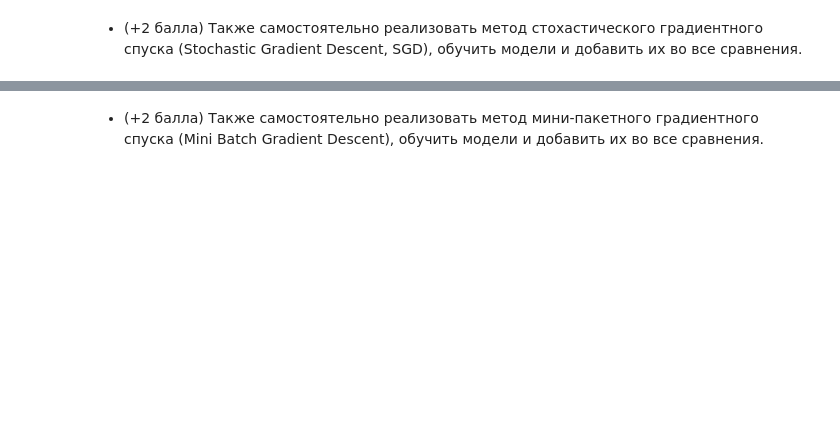
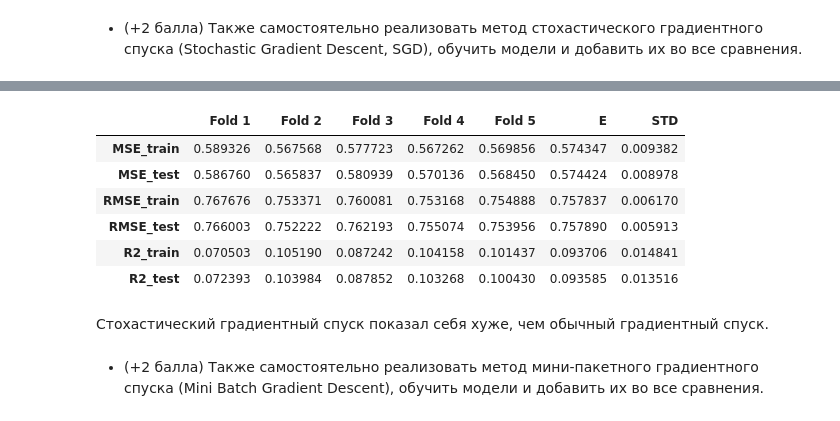
Before and after one commit to miloserdova-l/ml-homeworks, a Jupyter notebook: homework-1/homework-1.ipynb, the cells around one changed output, grey strips where cells are left out. Cells and saved outputs as stored; diff of their text form; code cells hidden in the pictures; blank space fills up the shorter version.

```diff
--- a/homework-1/homework-1.ipynb
+++ b/homework-1/homework-1.ipynb
@@ -329,13 +325,13 @@ X_train_scaled.head()
  * (+1 балл) Во все ваши реализации добавить возможность настройки нужных гиперпараметров, а в процессе обучения всех моделей осуществить подбор оптимальных значений этих гиперпараметров.
 # %%
 alpha_grid = np.logspace(-6, 3, 10)
-tol_grid = np.logspace(-6, 3, 10)
-searcher = GridSearchCV(Ridge(), [{"alpha": alpha_grid, "tol": tol_grid}], scoring="neg_root_mean_squared_error", cv=5)
+max_iter_grid = np.logspace(3, 7, 10)
+searcher = GridSearchCV(Ridge(), [{"alpha": alpha_grid, "max_iter": max_iter_grid}], scoring="neg_root_mean_squared_error", cv=5)
 _ = searcher.fit(X_train_scaled, y_train)
 
 best_alpha = searcher.best_params_["alpha"]
 print("Best alpha = %.8f" % best_alpha)
-best_tol = searcher.best_params_["tol"]
-print("Best tol = %.8f" % best_tol)
+best_max_iter = searcher.best_params_["max_iter"]
+print("Best max_iter = %.8f" % best_max_iter)
 # %% [output]
 Best alpha = 0.01000000
@@ -347,9 +343,8 @@ weight = gradient_descent(
     X_train_scaled,
     y_train,
     alpha=best_alpha,
-    max_iters=50000,
+    max_iters=best_max_iter,
     learning_rate=1,
-    tol=best_tol
 )
 weight
 # %% [output]
@@ -467,7 +470,7 @@ def generate_cross_validation_indices(X, y, samples_count=5):
 # %% [markdown]
 ### Ridge
 # %%
-model = Ridge(alpha=best_alpha, tol=best_tol)
+model = Ridge(alpha=best_alpha, tol=1e-3, max_iter=best_max_iter)
 
 mse_train = []
 mse_test = []
@@ -559,2 +564,21 @@ result
 # %% [markdown]
  * (+2 балла) Также самостоятельно реализовать метод стохастического градиентного спуска (Stochastic Gradient Descent, SGD), обучить модели и добавить их во все сравнения.
+# %%
+def stochastic_gradient_descent(X, y, learning_rate=1e-2, tol=1e-3, alpha=1, max_iters=100000, alpha_reg=1, batch_size=64):
+    weight = np.zeros(X.shape[1])
+    for i in range(1, max_iters + 1):
+        indices = np.zeros(X.shape[0], dtype=bool)
+        sample = np.random.choice(X.shape[0], size=batch_size, replace=False)
+        indices[sample] = True
+        X_sampled = X[indices]
+        y_sampled = y[indices]
+
+        weight_prev = np.copy(weight)
+
+        gradient = (1 / len(sample)) * (X_sampled.T.dot(X_sampled.dot(weight) - y_sampled) + alpha * weight)
+        weight = weight  - learning_rate * gradient
+
+        if np.linalg.norm(X.dot(weight) - X.dot(weight_prev)) < tol:
+            break
+
+    return weight
@@ -561,2 +647,14 @@ result
+# %%
+get_metrics(X_train_scaled, y_train, stochastic_gradient_descent)
+# %% [output]
+|  | Fold 1 | Fold 2 | Fold 3 | Fold 4 | Fold 5 | E | STD |
+| MSE_train | 0.589326 | 0.567568 | 0.577723 | 0.567262 | 0.569856 | 0.574347 | 0.009382 |
+| MSE_test | 0.586760 | 0.565837 | 0.580939 | 0.570136 | 0.568450 | 0.574424 | 0.008978 |
+| RMSE_train | 0.767676 | 0.753371 | 0.760081 | 0.753168 | 0.754888 | 0.757837 | 0.006170 |
+| RMSE_test | 0.766003 | 0.752222 | 0.762193 | 0.755074 | 0.753956 | 0.757890 | 0.005913 |
+| R2_train | 0.070503 | 0.105190 | 0.087242 | 0.104158 | 0.101437 | 0.093706 | 0.014841 |
+| R2_test | 0.072393 | 0.103984 | 0.087852 | 0.103268 | 0.100430 | 0.093585 | 0.013516 |
+# %% [markdown]
+Cтохастический градиентный спуск показал себя хуже, чем обычный градиентный спуск.
 # %% [markdown]
  * (+2 балла) Также самостоятельно реализовать метод мини-пакетного градиентного спуска (Mini Batch Gradient Descent), обучить модели и добавить их во все сравнения.
```
Also changed, not shown: parts of 13 cells of this notebook, 1 other file.
